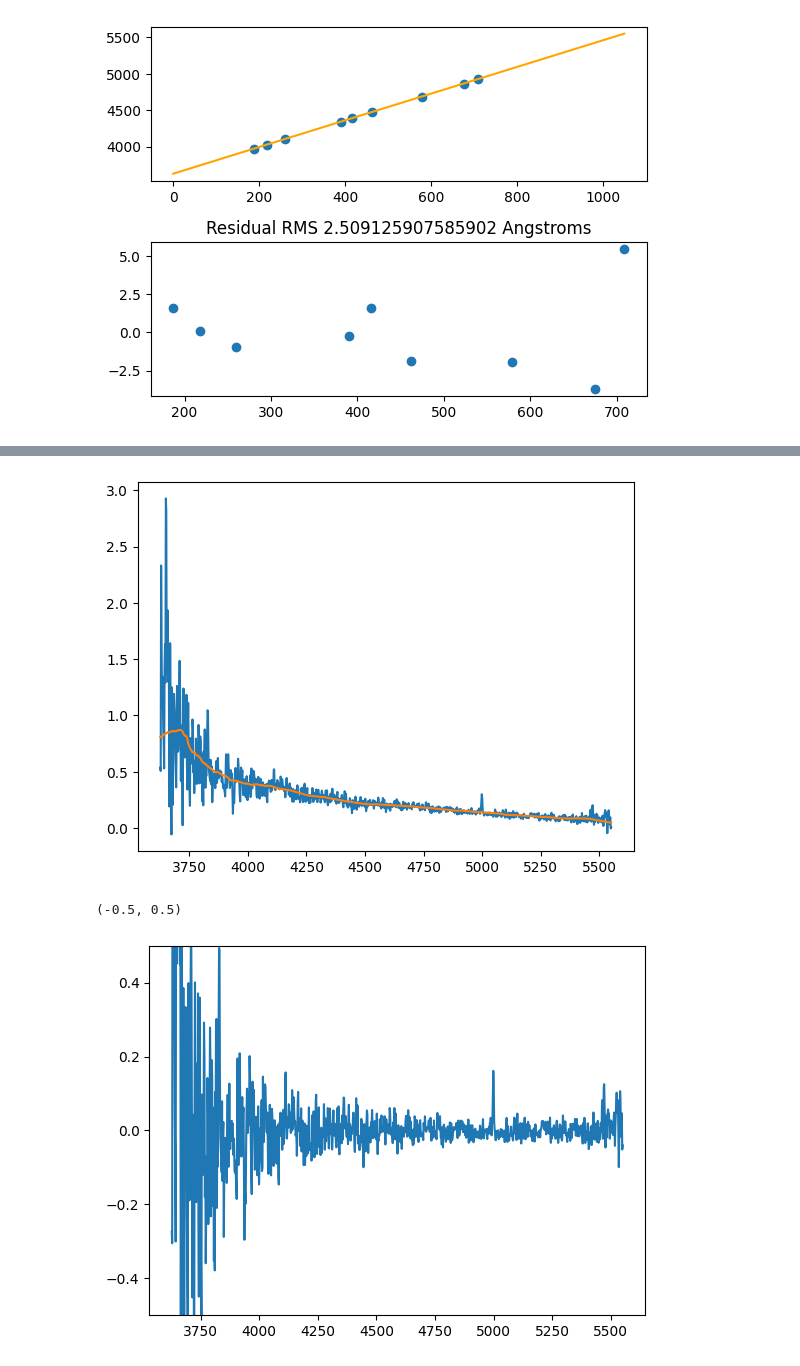
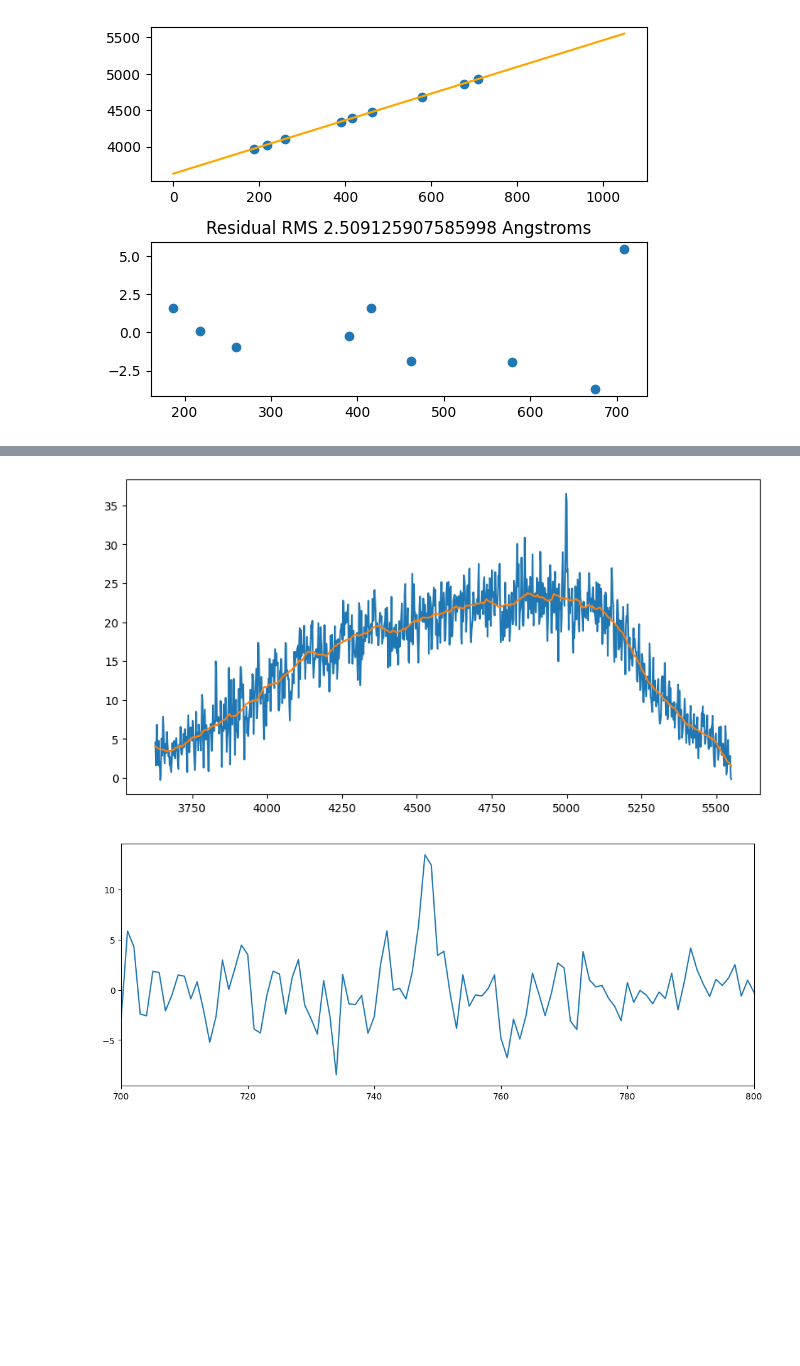
Before and after one commit to IStoleTheCookieJar/PipRedObs, a Jupyter notebook: TestingGround.ipynb, the cells around one changed output, grey strips where cells are left out. Cells and saved outputs as stored; diff of their text form; code cells hidden in the pictures; blank space fills up the shorter version.

```diff
--- a/TestingGround.ipynb
+++ b/TestingGround.ipynb
@@ -314,7 +314,10 @@ f.close()
 # %%
-trial = fits.open("/Users/Kalvyn/Desktop/Obs2/APO_Data/galspec_N2.0023b.C.B.D.F.R.fits")
+trial = fits.open("/Users/Kalvyn/Desktop/Obs2/APO_Data/galspec_N2.0023b.C.B.D.R.fits")
 data = trial[0].data
+plt.figure(figsize=(10,10))
 plt.imshow(data)
+plt.axhline(360)
+plt.axhline(450)
 plt.colorbar();
 arg_y_array = np.array([])
 print(data.shape[1])
@@ -335,19 +338,41 @@ wfun2 = np.poly1d(coef2)
 # %%
 coef1 = 3626.886436471805
 coef0 = 1.8334197867611897
-range = np.arange(data.shape[1])
-waves = coef0*range+coef1
-data_smooth = convolve(data[argy,:], Box1DKernel(100),boundary='extend')
+rangee = np.arange(data.shape[1])
+waves = coef0*rangee+coef1
+data_smooth = convolve(data[argy,:], Box1DKernel(50),boundary='extend')
 data_new = data[argy,:]-data_smooth
-plt.plot(wfun4(range),data[argy,:])
-plt.plot(wfun4(range),data_smooth)
+plt.figure(figsize=(10,5))
+plt.plot(wfun4(rangee),data[argy,:])
+plt.plot(wfun4(rangee),data_smooth)
 plt.show()
-plt.plot(wfun4(range),data_new)
-# plt.xlim(4750,5000)
-plt.ylim(-0.5,0.5)
+plt.figure(figsize=(13,5))
+plt.plot(rangee,data_new)
+# plt.xlim(4800,5100)
+plt.xlim(700,800)
+max_val = []
+argmax = []
+gaus_peak = []
+gaus_val = []
+for i in range(360,450):
+    data_smooth = convolve(data[i,:], Box1DKernel(50),boundary='extend')
+    data_new = data[i,:]-data_smooth
+    testline = data_new[730:770]
+    testx = np.arange(len(testline))+730
+    test_model = models.Gaussian1D(amplitude=testline.max(),mean=np.median(testx),stddev=np.std(testx)) + models.Const1D(amplitude=testline.min())
+    test_fit = fitfunc(test_model, testx, testline)
+    max_val.append(np.max(data_new[700:800]))
+    argmax.append(np.argmax(data_new[700:800])+700)
+    gaus_peak.append(test_fit[0].mean.value)
+    gaus_val.append(test_fit[0].amplitude.value)
+
+max_val = np.array(max_val)
+argmax = np.array(argmax)
+gaus_val = np.array(gaus_val)
+gaus_peak = np.array(gaus_peak)
+# plt.ylim(-0.5,0.5)
 # plt.axvline(waves[np.argmax(data_new[700:800])+700],label=waves[np.argmax(data_new[700:800])+700],color="red")
 # plt.legend()
 # %% [output]
-[figure, old version]
+[figure, new version]
-(-0.5, 0.5)
-[figure, old version]
+[figure, new version]
```
Also changed, not shown: parts of 7 cells of this notebook, 2 other files.
